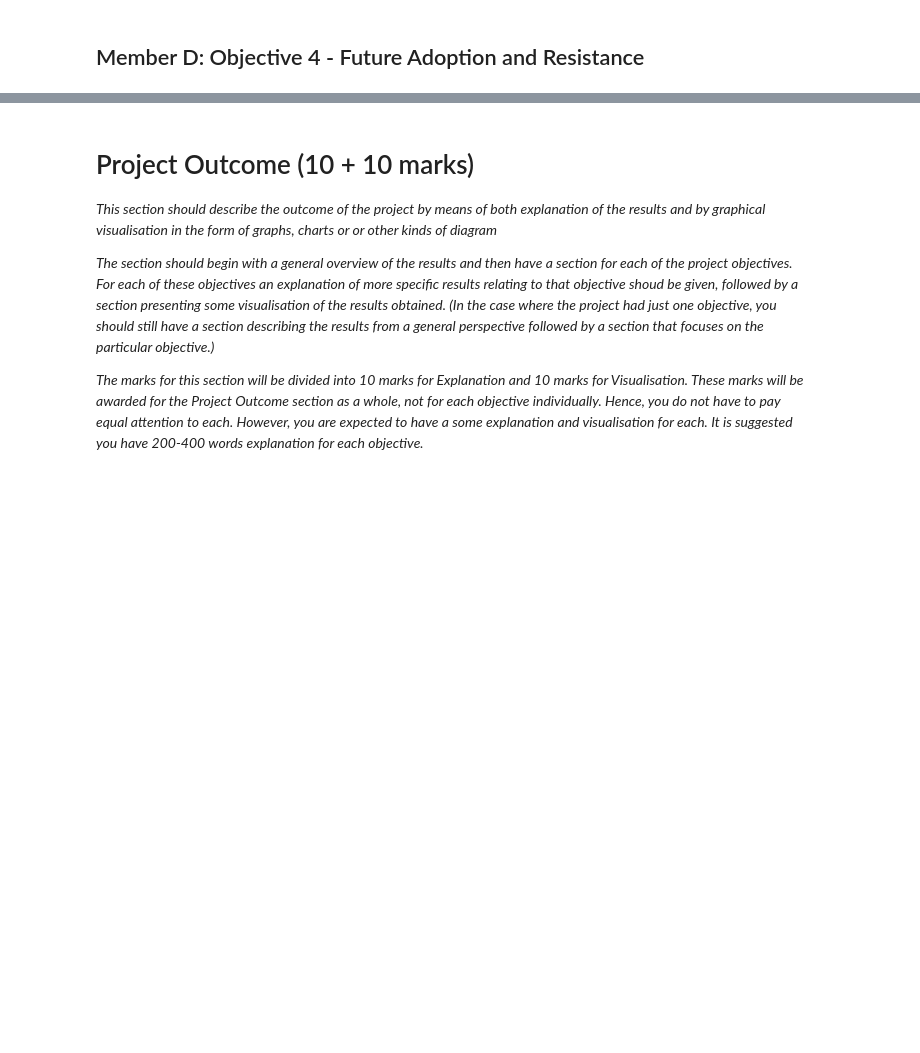
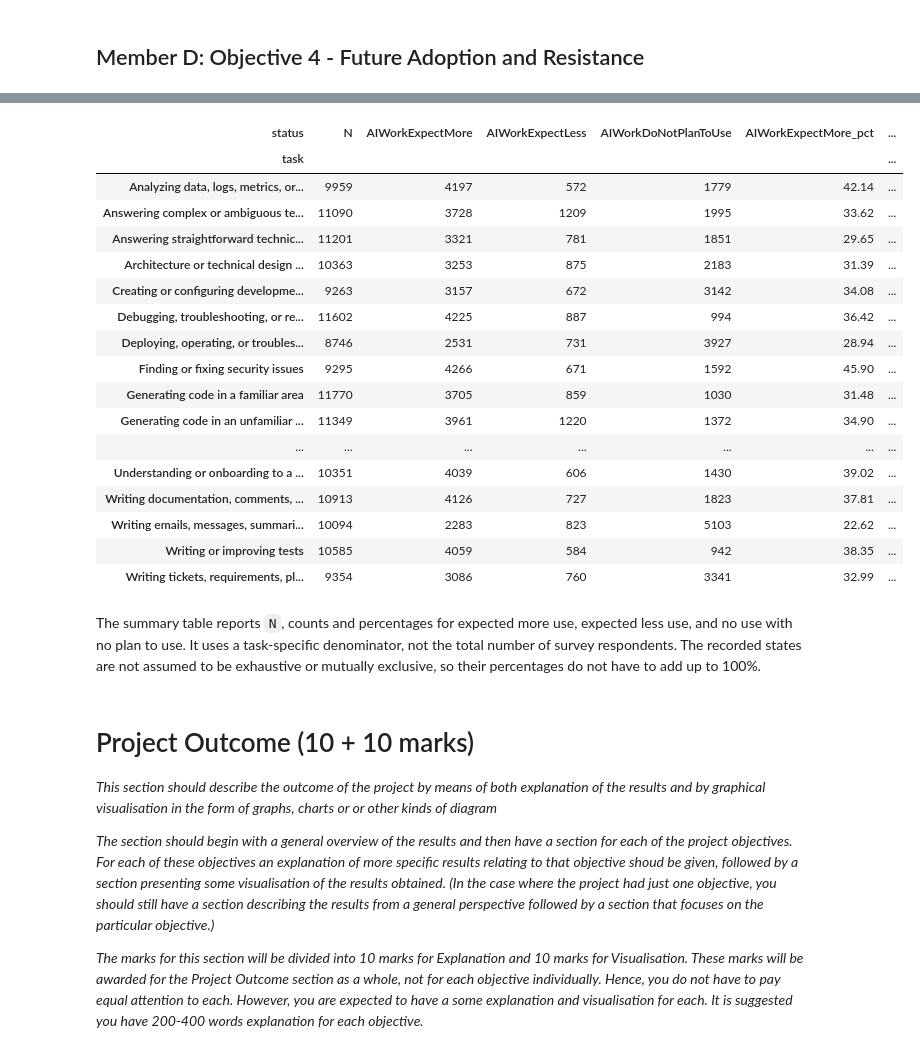
Before and after one commit to Reed-Xuu/Togepi-AI-Use-Across-Software-Development-Tasks, a Jupyter notebook: docs/member_d/group_project_D.ipynb, the cells around one changed output, grey strips where cells are left out. Saved outputs shown, nothing was run; the diff lists cells and outputs as text; code cells hidden in the pictures; blank space fills up the shorter version.

```diff
--- a/docs/member_d/group_project_D.ipynb
+++ b/docs/member_d/group_project_D.ipynb
@@ -385,3 +381,46 @@ _blablablablabla.........................._
+# %%
+# 步骤 5：统计各任务的状态人数和百分比，绘图留在 Project Outcome。
+# 状态可能重叠；没有选择某状态不一定代表明确回答了“否”。
+# 选择三个要报告的状态，再用 included 的布尔值筛选每个任务的有效记录。
+future_columns = ['AIWorkExpectMore', 'AIWorkExpectLess', 'AIWorkDoNotPlanToUse']
+valid_flags = task_flags[task_flags['included']]
+# 布尔值求和得到每任务、每状态的选中人数；reindex 保留审核表中的全部任务。
+counts = valid_flags.groupby(level='task')[future_columns].sum()
+counts = counts.reindex(task_audit.index, fill_value=0)
+# 把各任务的 N 放到结果表第一列；pandas 按任务索引对齐，不依赖行的排列顺序。
+summary = counts.copy()
+summary.insert(0, 'N', task_audit['N'])
+# 检查分母和人数，避免除零或输出不合理比例；出现错误时先检查数据和规则。
+if (summary['N'] == 0).any():
+    raise ValueError('There are tasks with a denominator of 0; please check the filtering results before calculating percentages.')
+for column in future_columns:
+    if (summary[column] > summary['N']).any():
+        raise ValueError(f'The number of respondents for {column} exceeds the task denominator; please check the data.')
+    # 每个状态单独除以同一任务的 N；若改成只分析有未来回答的人，必须重新定义分母。
+    summary[column + '_pct'] = summary[column] / summary['N'] * 100
+# round(2) 仅用于显示两位小数，不改变 summary 中保存的精度。
+display(summary.round(2))
+# %% [output]
+| status | N | AIWorkExpectMore | AIWorkExpectLess | AIWorkDoNotPlanToUse | AIWorkExpectMore_pct | ... |
+| task |  |  |  |  |  | ... |
+| Analyzing data, logs, metrics, or... | 9959 | 4197 | 572 | 1779 | 42.14 | ... |
+| Answering complex or ambiguous te... | 11090 | 3728 | 1209 | 1995 | 33.62 | ... |
+| Answering straightforward technic... | 11201 | 3321 | 781 | 1851 | 29.65 | ... |
+| Architecture or technical design ... | 10363 | 3253 | 875 | 2183 | 31.39 | ... |
+| Creating or configuring developme... | 9263 | 3157 | 672 | 3142 | 34.08 | ... |
+| Debugging, troubleshooting, or re... | 11602 | 4225 | 887 | 994 | 36.42 | ... |
+| Deploying, operating, or troubles... | 8746 | 2531 | 731 | 3927 | 28.94 | ... |
+| Finding or fixing security issues | 9295 | 4266 | 671 | 1592 | 45.90 | ... |
+| Generating code in a familiar area | 11770 | 3705 | 859 | 1030 | 31.48 | ... |
+| Generating code in an unfamiliar ... | 11349 | 3961 | 1220 | 1372 | 34.90 | ... |
+| ... | ... | ... | ... | ... | ... | ... |
+| Understanding or onboarding to a ... | 10351 | 4039 | 606 | 1430 | 39.02 | ... |
+| Writing documentation, comments, ... | 10913 | 4126 | 727 | 1823 | 37.81 | ... |
+| Writing emails, messages, summari... | 10094 | 2283 | 823 | 5103 | 22.62 | ... |
+| Writing or improving tests | 10585 | 4059 | 584 | 942 | 38.35 | ... |
+| Writing tickets, requirements, pl... | 9354 | 3086 | 760 | 3341 | 32.99 | ... |
+# %% [markdown]
+The summary table reports `N`, counts and percentages for expected more use, expected less use, and no use with no plan to use. It uses a task-specific denominator, not the total number of survey respondents. The recorded states are not assumed to be exhaustive or mutually exclusive, so their percentages do not have to add up to 100%.
 # %% [markdown]
 # Project Outcome (10 + 10 marks)
 
```
Also changed, not shown: parts of 44 cells of this notebook, 4 other files.
